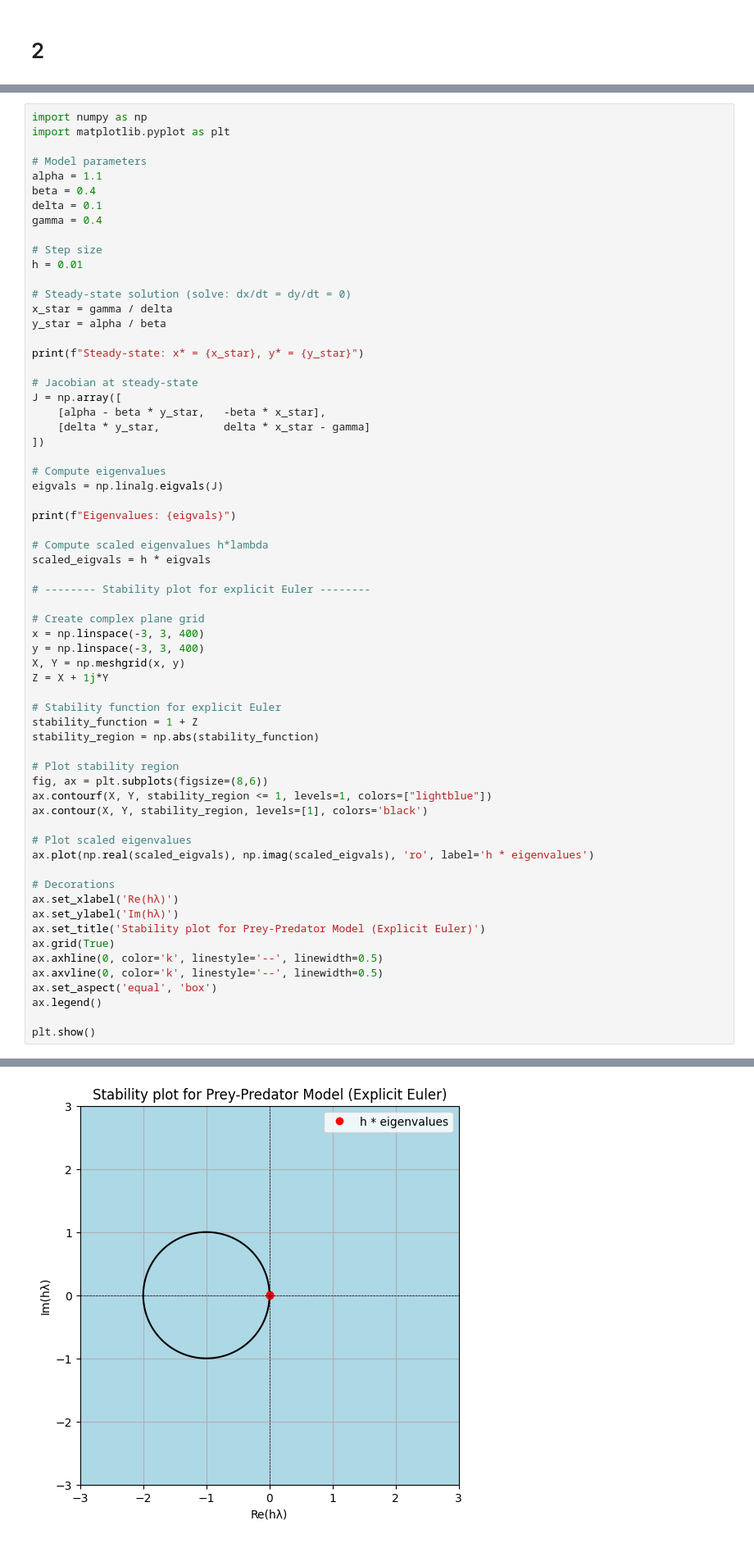
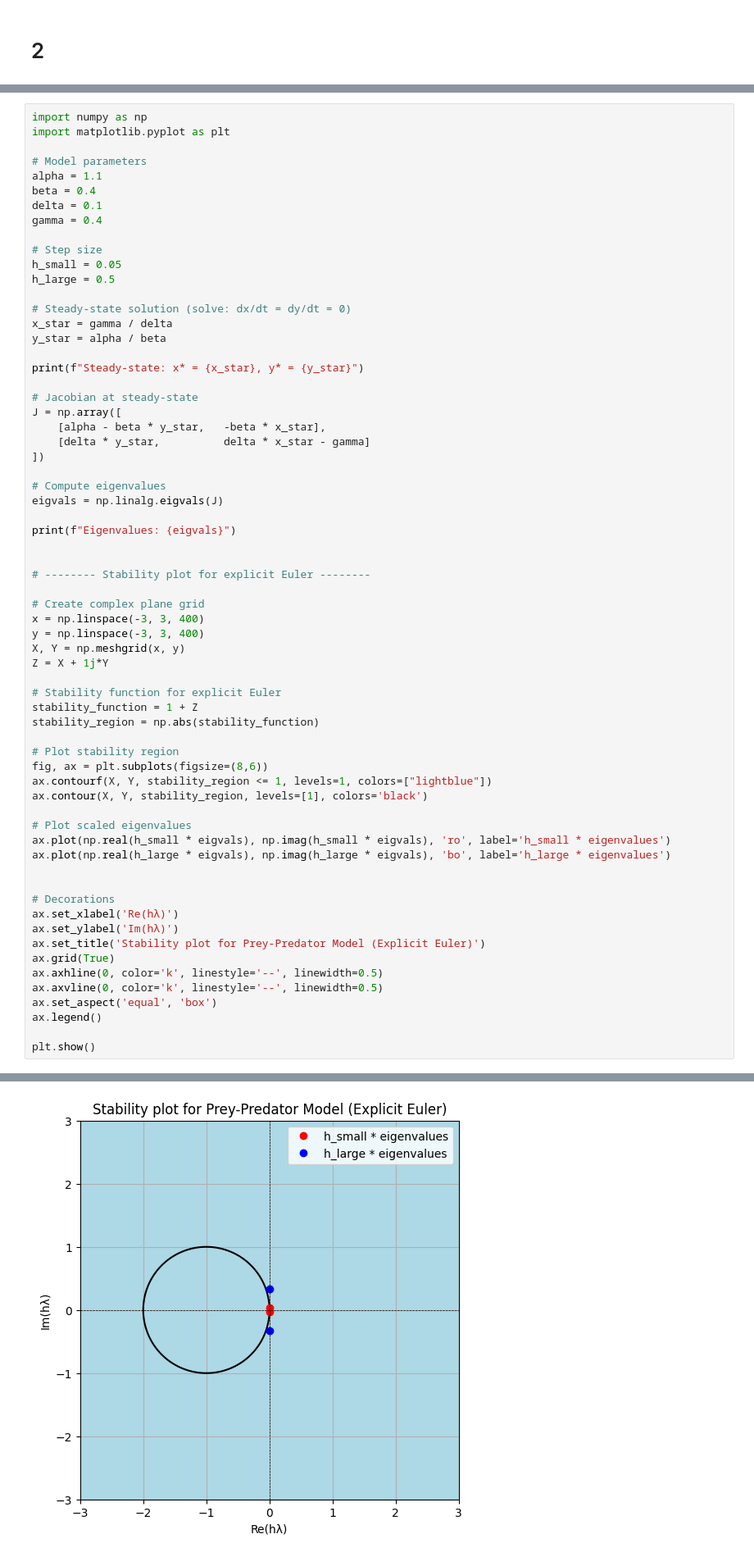
Before and after one commit to EstherCon0/SciComDiff, a Jupyter notebook: Exam.ipynb, the cells around one changed output, grey strips where cells are left out. Shown at 82% size. Drawn from its saved outputs; the diff is of its cells as text.

```diff
--- a/Exam.ipynb
+++ b/Exam.ipynb
@@ -529,7 +534,8 @@ delta = 0.1
 gamma = 0.4
 
 # Step size
-h = 0.01
+h_small = 0.05
+h_large = 0.5
 
 # Steady-state solution (solve: dx/dt = dy/dt = 0)
 x_star = gamma / delta
@@ -548,8 +554,6 @@ eigvals = np.linalg.eigvals(J)
 
 print(f"Eigenvalues: {eigvals}")
 
-# Compute scaled eigenvalues h*lambda
-scaled_eigvals = h * eigvals
 
 # -------- Stability plot for explicit Euler --------
 
@@ -557,35 +561,37 @@ scaled_eigvals = h * eigvals
 x = np.linspace(-3, 3, 400)
 y = np.linspace(-3, 3, 400)
 X, Y = np.meshgrid(x, y)
 Z = X + 1j*Y
 
 # Stability function for explicit Euler
 stability_function = 1 + Z
 stability_region = np.abs(stability_function)
 
 # Plot stability region
 fig, ax = plt.subplots(figsize=(8,6))
 ax.contourf(X, Y, stability_region <= 1, levels=1, colors=["lightblue"])
 ax.contour(X, Y, stability_region, levels=[1], colors='black')
 
 # Plot scaled eigenvalues
-ax.plot(np.real(scaled_eigvals), np.imag(scaled_eigvals), 'ro', label='h * eigenvalues')
+ax.plot(np.real(h_small * eigvals), np.imag(h_small * eigvals), 'ro', label='h_small * eigenvalues')
+ax.plot(np.real(h_large * eigvals), np.imag(h_large * eigvals), 'bo', label='h_large * eigenvalues')
+
 
 # Decorations
 ax.set_xlabel('Re(hλ)')
 ax.set_ylabel('Im(hλ)')
 ax.set_title('Stability plot for Prey-Predator Model (Explicit Euler)')
 ax.grid(True)
 ax.axhline(0, color='k', linestyle='--', linewidth=0.5)
 ax.axvline(0, color='k', linestyle='--', linewidth=0.5)
 ax.set_aspect('equal', 'box')
 ax.legend()
 
 plt.show()
 # %% [output]
 Steady-state: x* = 4.0, y* = 2.75
 Eigenvalues: [0.+0.66332496j 0.-0.66332496j]
-[figure, old version]
+[figure, new version]
 # %%
 import numpy as np
 import matplotlib.pyplot as plt
```
Also changed, not shown: parts of 10 cells of this notebook.
